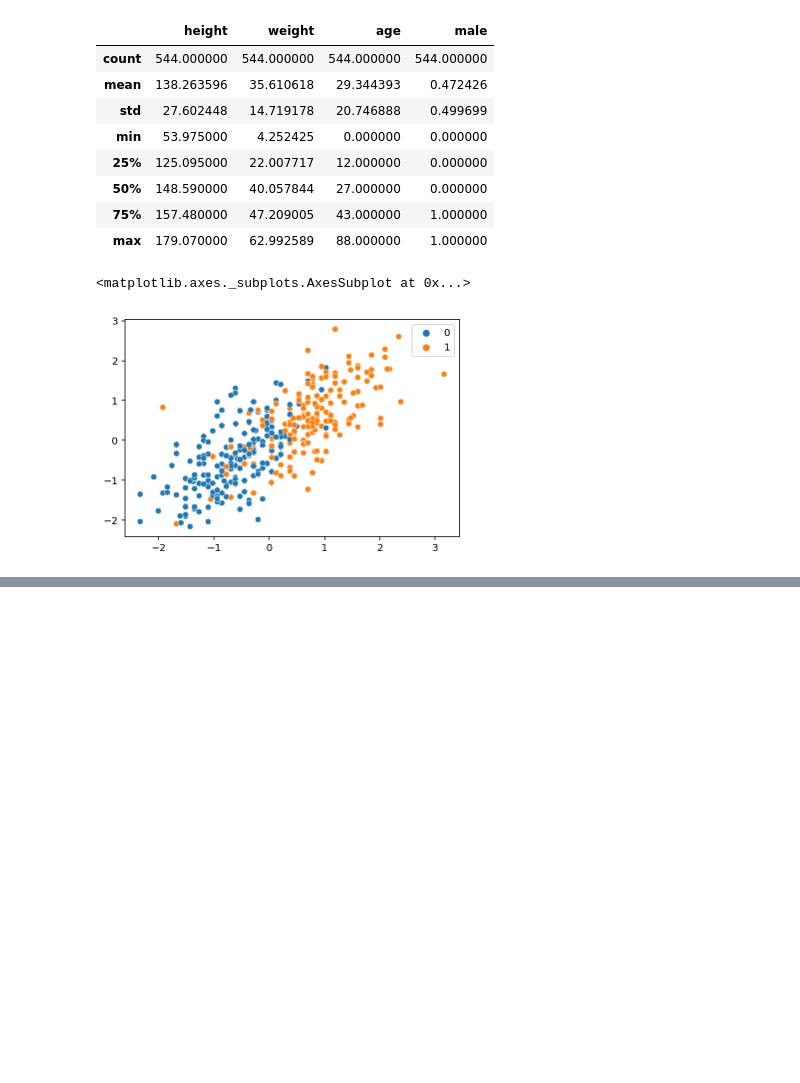
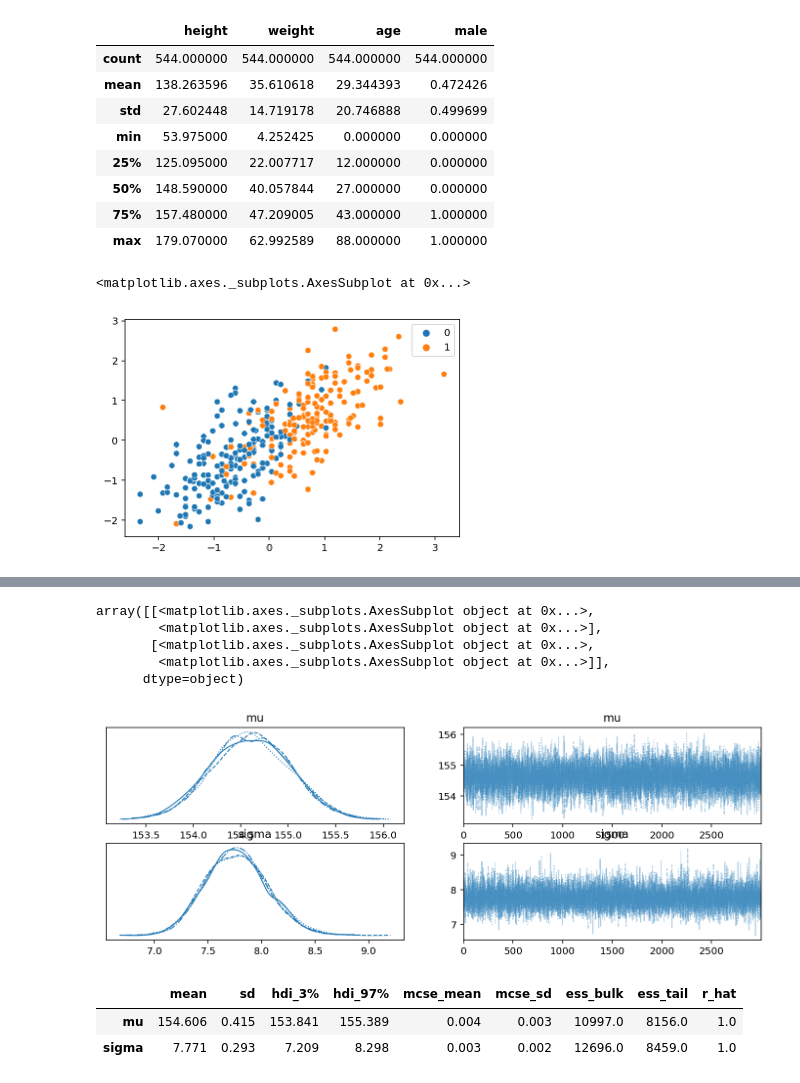
Before and after one commit to 8wgf3b/books, a Jupyter notebook: stat_rethink/Howells.ipynb, the cells around one changed output, grey strips where cells are left out. Saved outputs shown, nothing was run; the diff lists cells and outputs as text; code cells hidden in the pictures; blank space fills up the shorter version.

```diff
--- a/stat_rethink/Howells.ipynb
+++ b/stat_rethink/Howells.ipynb
@@ -88,0 +92,7 @@ def model(*args, **kwargs):
+# %%
+d2 = d[ad]
+# %%
+def model(h=None):
+    mu = numpyro.sample('mu', dist.Normal(178, 20))
+    sigma = numpyro.sample('sigma', dist.Uniform(0, 50))
+    height = numpyro.sample('height', dist.Normal(mu, sigma), obs=h)
@@ -88,0 +111,5 @@ def model(*args, **kwargs):
+# %%
+nuts = NUTS(model)
+mcmc = MCMC(nuts,  num_warmup=500, num_samples=3000, num_chains=4)
+mcmc.run(PK(0), h=d2.height.values)
+mcmcs = mcmc.get_samples()
@@ -88,0 +131,15 @@ def model(*args, **kwargs):
+# %%
+az.plot_trace(idata)
+# %% [output]
+array([[<matplotlib.axes._subplots.AxesSubplot object at 0x...>,
+        <matplotlib.axes._subplots.AxesSubplot object at 0x...>],
+       [<matplotlib.axes._subplots.AxesSubplot object at 0x...>,
+        <matplotlib.axes._subplots.AxesSubplot object at 0x...>]],
+      dtype=object)
+[figure, added]
+# %%
+az.summary(idata)
+# %% [output]
+|  | mean | sd | hdi_3% | hdi_97% | mcse_mean | mcse_sd | ess_bulk | ess_tail | r_hat |
+| mu | 154.606 | 0.415 | 153.841 | 155.389 | 0.004 | 0.003 | 10997.0 | 8156.0 | 1.0 |
+| sigma | 7.771 | 0.293 | 7.209 | 8.298 | 0.003 | 0.002 | 12696.0 | 8459.0 | 1.0 |
```
Also changed, not shown: parts of 10 cells of this notebook.
